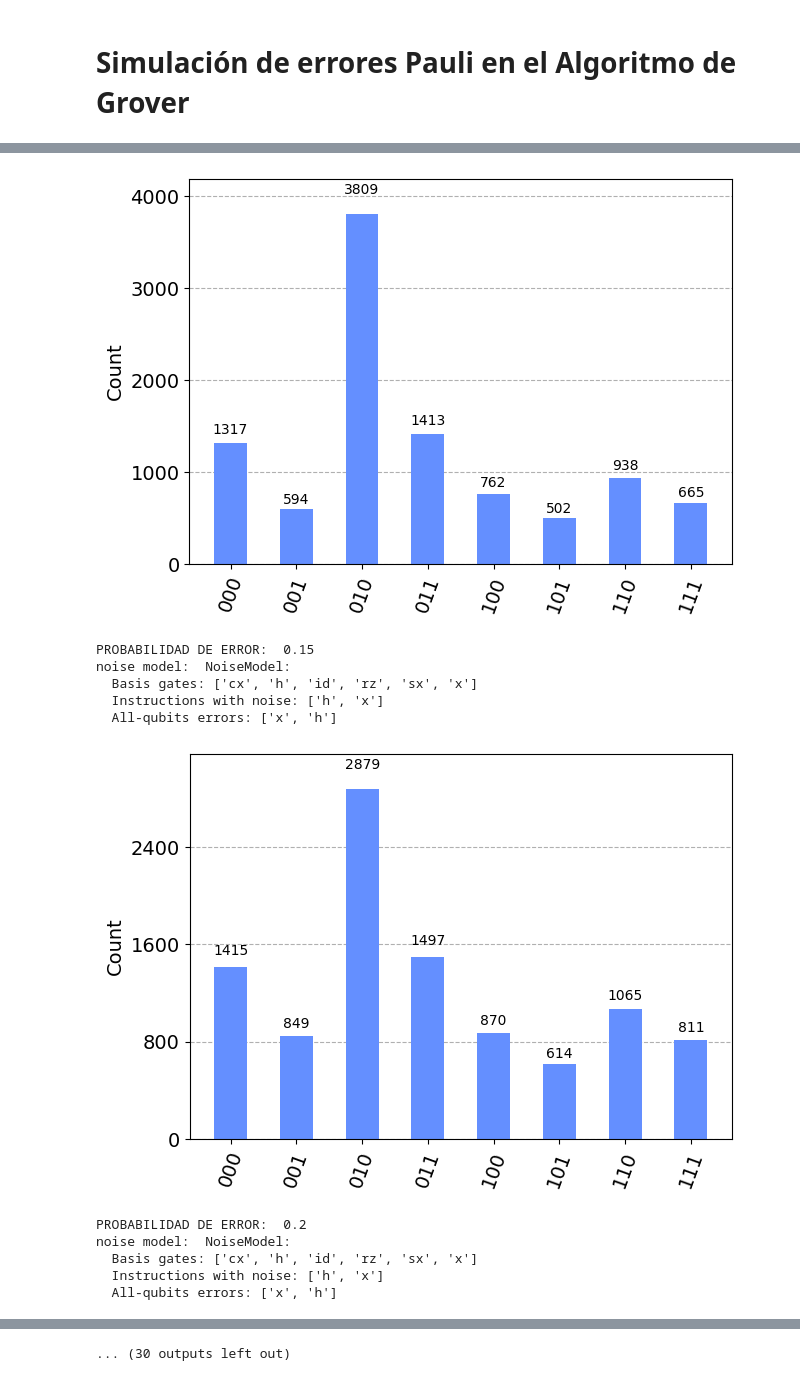
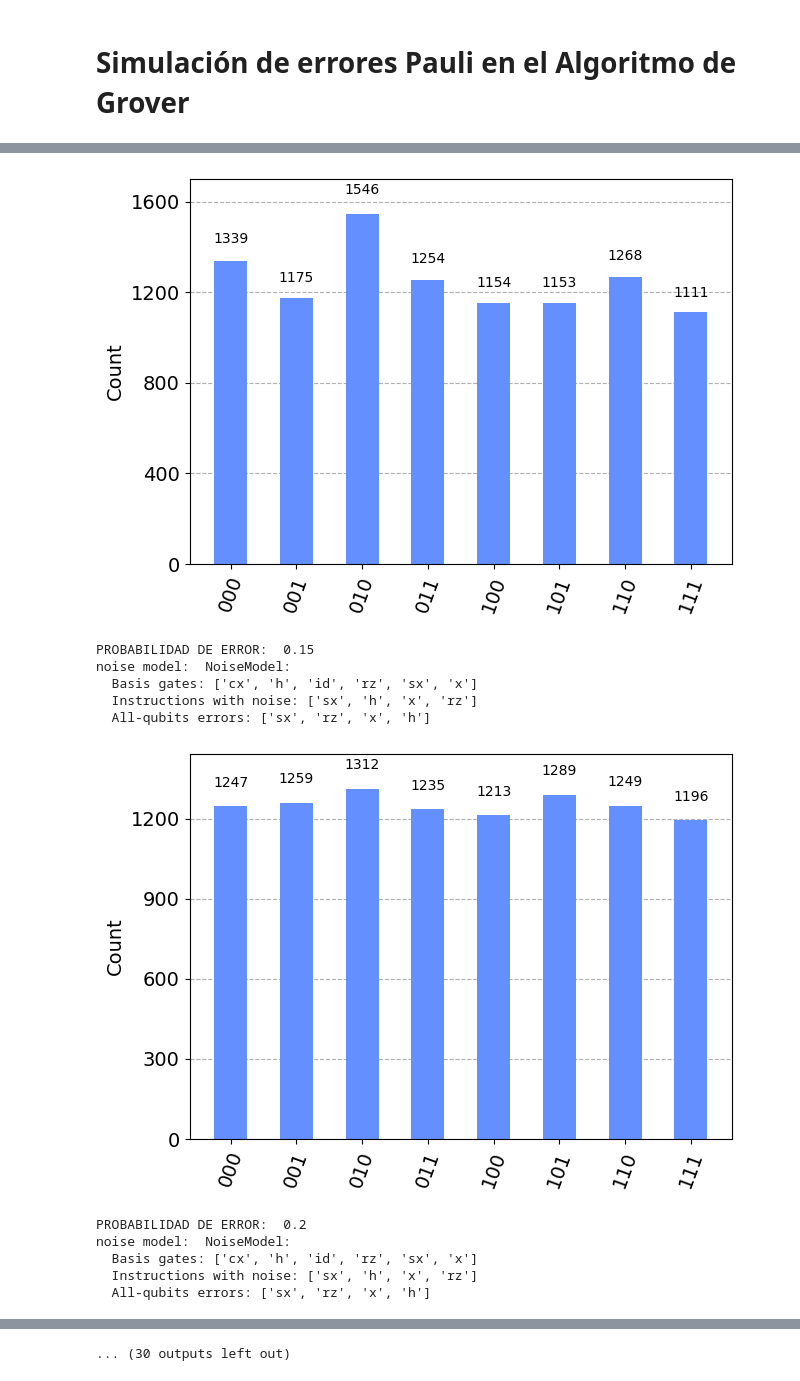
Before and after one commit to AdrianoLusso/QuantumQuipu_NoiseAndNativeGates, a Jupyter notebook: Codigo/Simulacion de ruido en Algoritmo de Grover.ipynb, the cells around one changed output, grey strips where cells are left out. Drawn from its saved outputs; the diff is of its cells as text; code cells hidden in the pictures.

```diff
--- a/Codigo/Simulacion de ruido en Algoritmo de Grover.ipynb
+++ b/Codigo/Simulacion de ruido en Algoritmo de Grover.ipynb
@@ -67,0 +161,16 @@ def add_controlled_pauli_error(noiseModel,pbitflip,pphaseflip,gates):
+# %%
+'''
+#ALGORITMO
+qr = QuantumRegister(nroQubits)
+qc = QuantumCircuit(qr)
+qc.h(qr)
+qc.compose(groverOp.decompose(), inplace=True)
+qc.measure_all()
+#display(qc.draw("mpl"))
+#display(qc.data)
+
+#EJECUCION
+qc_transpiled = transpile(qc,brisbane_backend)
+result = brisbane_backend.run(qc_transpiled,shots=shots).result()
+counts = results.get_counts(0)
+'''
@@ -70,50 +189,11 @@ def add_controlled_pauli_error(noiseModel,pbitflip,pphaseflip,gates):
 # %%
-#PREPARACION
-marked_states=['010']
-nroQubits=3
-shots=10000
-
-#Se crea el operador de grover: oraculo + expansion de estado
-oracle = grover_oracle(marked_states)
-groverOp = GroverOperator(oracle)
-
-#Se calcula el numero optimo de iteraciones
-optimal_num_iterations = math.floor(
-    math.pi / 4 * math.sqrt(2**groverOp.num_qubits / len(marked_states))
-)
-
-
-errorProbabilities = [
-    0,
-    0.05,
-    0.1,
-    0.15,
-    0.2,
-    0.25,
-    0.3,
-    0.35,
-    0.4,
-    0.45,
-    0.5,
-    0.55,
-    0.6,
-    0.65,
-    0.7,
-    0.75,
-    0.8,
-    0.85,
-    0.9,
-    0.95,
-    1
-]
-
 results = []
 for i in errorProbabilities:
     #ALGORITMO
     print('PROBABILIDAD DE ERROR: ',i)
 
     noiseModel = NoiseModel()
-    noiseModel = add_pauli_error(noiseModel,i/2,i/2,['x','h'])
+    noiseModel = add_pauli_error(noiseModel,i/2,i/2,['sx','rz','x','h'])
     print('noise model: ',noiseModel)
 
     qr = QuantumRegister(nroQubits)
@@ -150,12 +230,12 @@ noise model:  NoiseModel:
-[figure, old version]
+[figure, new version]
 PROBABILIDAD DE ERROR:  0.15
 noise model:  NoiseModel:
   Basis gates: ['cx', 'h', 'id', 'rz', 'sx', 'x']
-  Instructions with noise: ['h', 'x']
-  All-qubits errors: ['x', 'h']
+  Instructions with noise: ['sx', 'h', 'x', 'rz']
+  All-qubits errors: ['sx', 'rz', 'x', 'h']
-[figure, old version]
+[figure, new version]
 PROBABILIDAD DE ERROR:  0.2
 noise model:  NoiseModel:
   Basis gates: ['cx', 'h', 'id', 'rz', 'sx', 'x']
-  Instructions with noise: ['h', 'x']
-  All-qubits errors: ['x', 'h']
+  Instructions with noise: ['sx', 'h', 'x', 'rz']
+  All-qubits errors: ['sx', 'rz', 'x', 'h']
```
Also changed, not shown: parts of 27 cells of this notebook, 3 other files.
